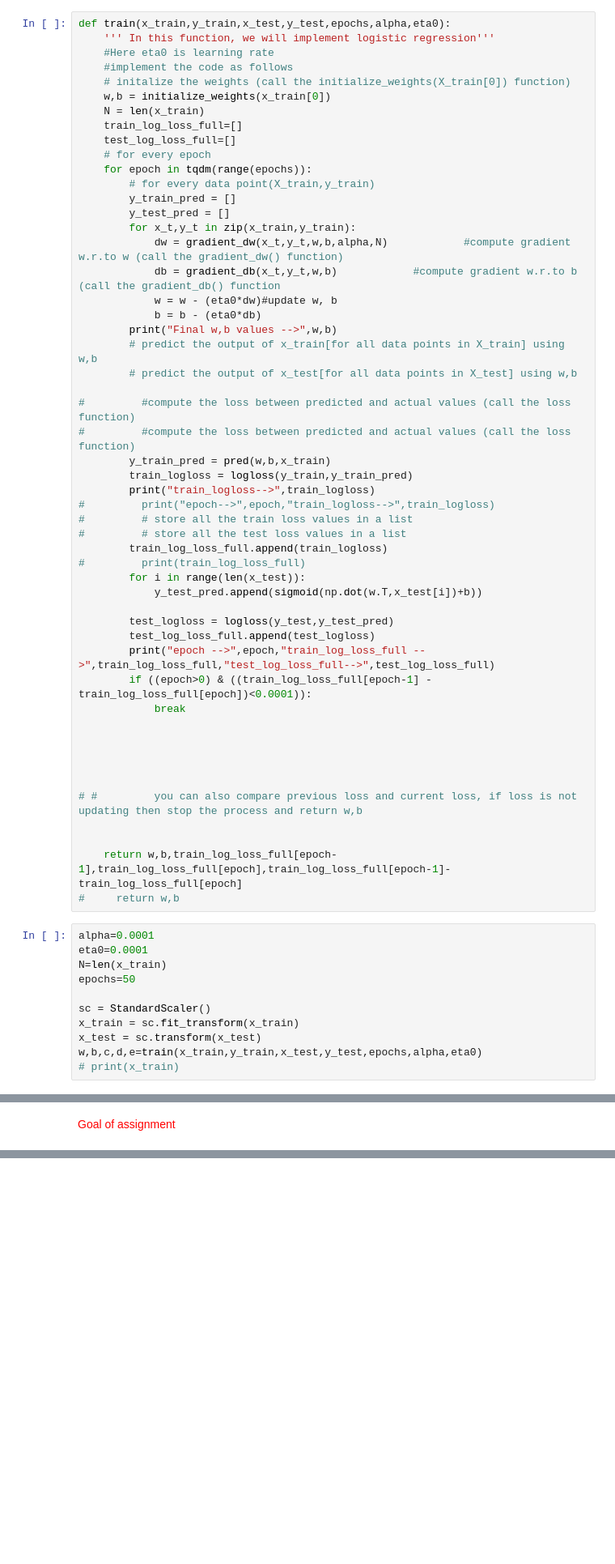
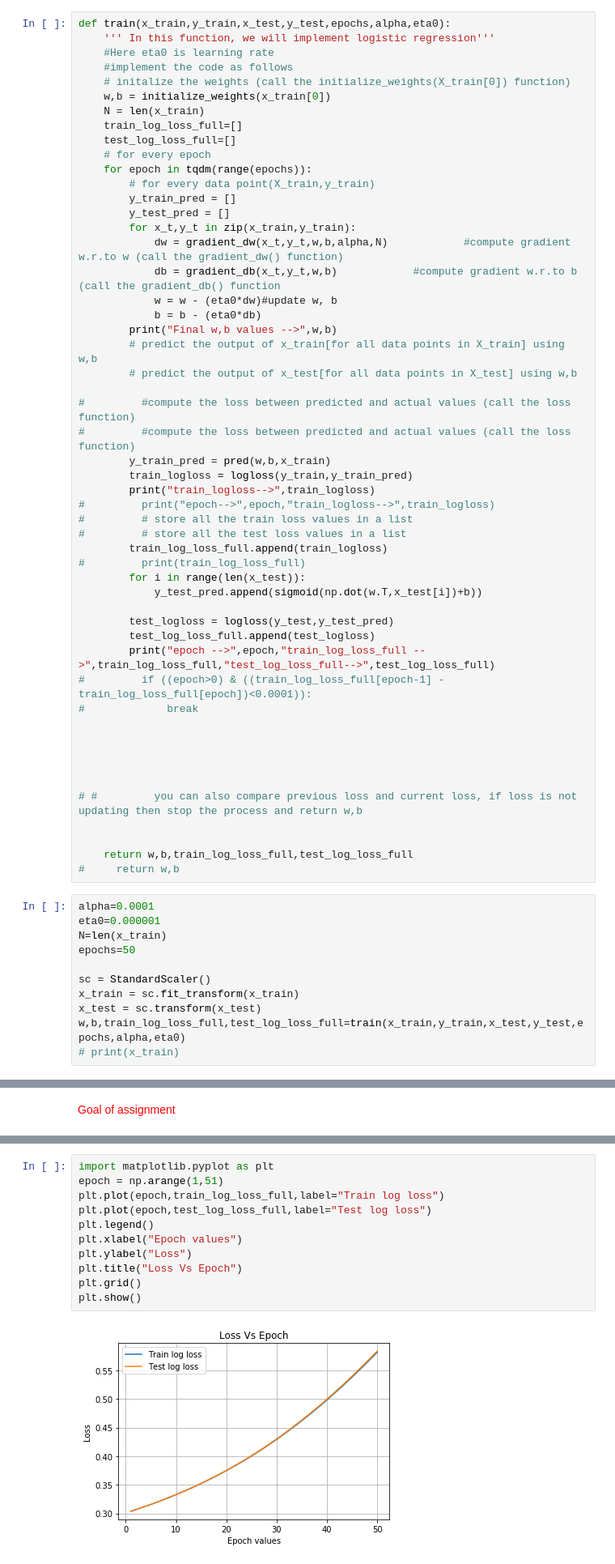
Before and after one commit to subro12/SGD, a Jupyter notebook: Amazon fine food reviews.ipynb, the cells around one changed output, grey strips where cells are left out. Shown: that part at 81% size. Saved outputs shown, nothing was run; the diff lists cells and outputs as text; blank space fills up the shorter version.

```diff
--- a/Amazon fine food reviews.ipynb
+++ b/Amazon fine food reviews.ipynb
@@ -330,8 +330,8 @@ def train(x_train,y_train,x_test,y_test,epochs,alpha,eta0):
         test_logloss = logloss(y_test,y_test_pred)
         test_log_loss_full.append(test_logloss)
         print("epoch -->",epoch,"train_log_loss_full -->",train_log_loss_full,"test_log_loss_full-->",test_log_loss_full)
-        if ((epoch>0) & ((train_log_loss_full[epoch-1] - train_log_loss_full[epoch])<0.0001)):
-            break
+#         if ((epoch>0) & ((train_log_loss_full[epoch-1] - train_log_loss_full[epoch])<0.0001)):
+#             break
 
 
 
@@ -340,17 +340,17 @@ def train(x_train,y_train,x_test,y_test,epochs,alpha,eta0):
 # #         you can also compare previous loss and current loss, if loss is not updating then stop the process and return w,b
 
 
-    return w,b,train_log_loss_full[epoch-1],train_log_loss_full[epoch],train_log_loss_full[epoch-1]-train_log_loss_full[epoch]
+    return w,b,train_log_loss_full,test_log_loss_full
 #     return w,b
 # %%
 alpha=0.0001
-eta0=0.0001
+eta0=0.000001
 N=len(x_train)
 epochs=50
 
 sc = StandardScaler()
 x_train = sc.fit_transform(x_train)
 x_test = sc.transform(x_test)
-w,b,c,d,e=train(x_train,y_train,x_test,y_test,epochs,alpha,eta0)
+w,b,train_log_loss_full,test_log_loss_full=train(x_train,y_train,x_test,y_test,epochs,alpha,eta0)
 # print(x_train)
 # %% [output]
@@ -373,3 +427,16 @@ c,d,e
+# %%
+import matplotlib.pyplot as plt
+epoch = np.arange(1,51)
+plt.plot(epoch,train_log_loss_full,label="Train log loss")
+plt.plot(epoch,test_log_loss_full,label="Test log loss")
+plt.legend()
+plt.xlabel("Epoch values")
+plt.ylabel("Loss")
+plt.title("Loss Vs Epoch")
+plt.grid()
+plt.show()
+# %% [output]
+[figure, added]
 # %% [markdown]
 Compare your implementation and SGDClassifier's the weights and intercept, make sure they are as close as possible i.e difference should be in terms of 10^-3
 # %%
```
Also changed, not shown: parts of 3 cells of this notebook.
